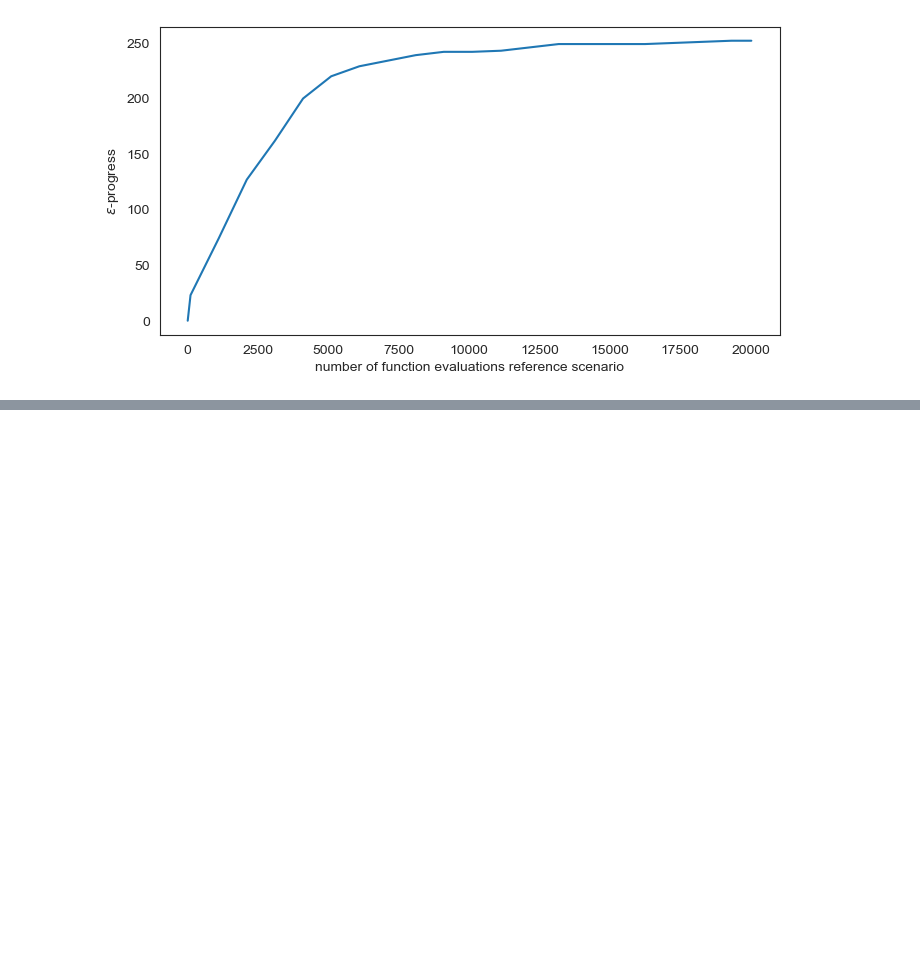
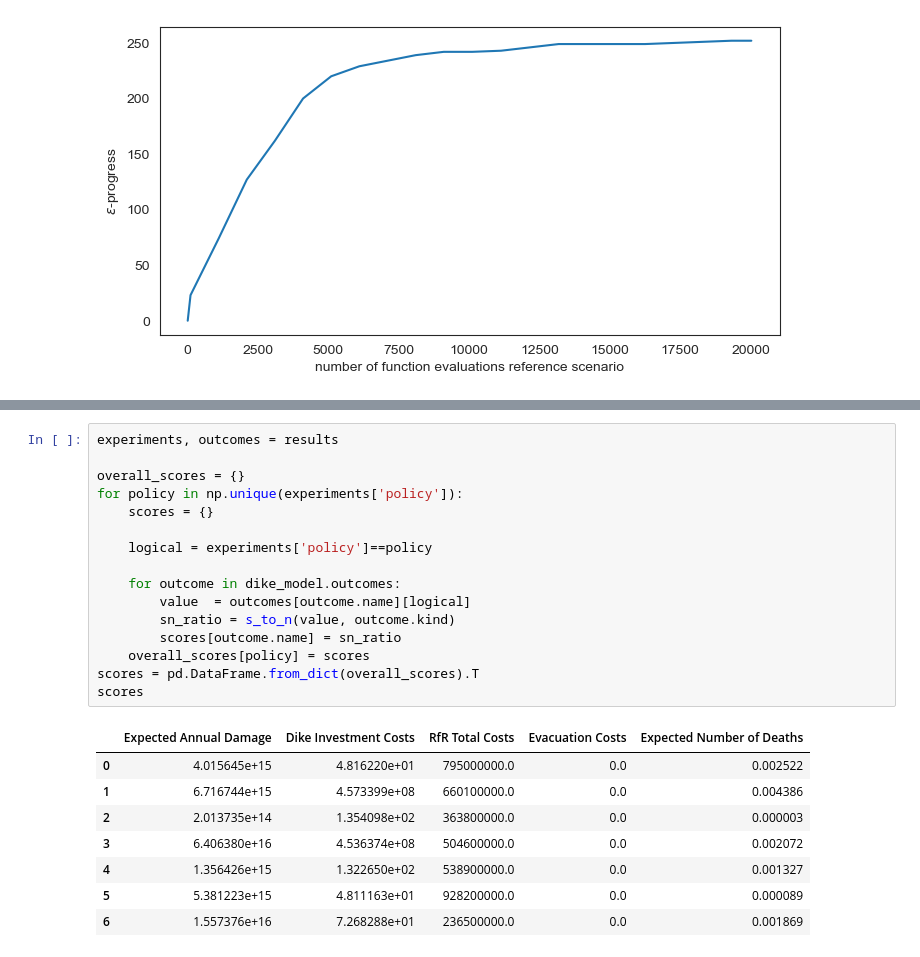
Before and after one commit to tissueters/MDM_project, a Jupyter notebook: final assignment/3.2 Optimisation.ipynb, the cells around one changed output, grey strips where cells are left out. Drawn from its saved outputs; the diff is of its cells as text; blank space fills up the shorter version.

```diff
--- a/final assignment/3.2 Optimisation.ipynb
+++ b/final assignment/3.2 Optimisation.ipynb
@@ -218,0 +250,25 @@ plt.show
+# %%
+experiments, outcomes = results
+
+overall_scores = {}
+for policy in np.unique(experiments['policy']):
+    scores = {}
+
+    logical = experiments['policy']==policy
+
+    for outcome in dike_model.outcomes:
+        value  = outcomes[outcome.name][logical]
+        sn_ratio = s_to_n(value, outcome.kind)
+        scores[outcome.name] = sn_ratio
+    overall_scores[policy] = scores
+scores = pd.DataFrame.from_dict(overall_scores).T
+scores
+# %% [output]
+|  | Expected Annual Damage | Dike Investment Costs | RfR Total Costs | Evacuation Costs | Expected Number of Deaths |
+| 0 | 4.015645e+15 | 4.816220e+01 | 795000000.0 | 0.0 | 0.002522 |
+| 1 | 6.716744e+15 | 4.573399e+08 | 660100000.0 | 0.0 | 0.004386 |
+| 2 | 2.013735e+14 | 1.354098e+02 | 363800000.0 | 0.0 | 0.000003 |
+| 3 | 6.406380e+16 | 4.536374e+08 | 504600000.0 | 0.0 | 0.002072 |
+| 4 | 1.356426e+15 | 1.322650e+02 | 538900000.0 | 0.0 | 0.001327 |
+| 5 | 5.381223e+15 | 4.811163e+01 | 928200000.0 | 0.0 | 0.000089 |
+| 6 | 1.557376e+16 | 7.268288e+01 | 236500000.0 | 0.0 | 0.001869 |
```
Also changed, not shown: parts of 9 cells of this notebook.
